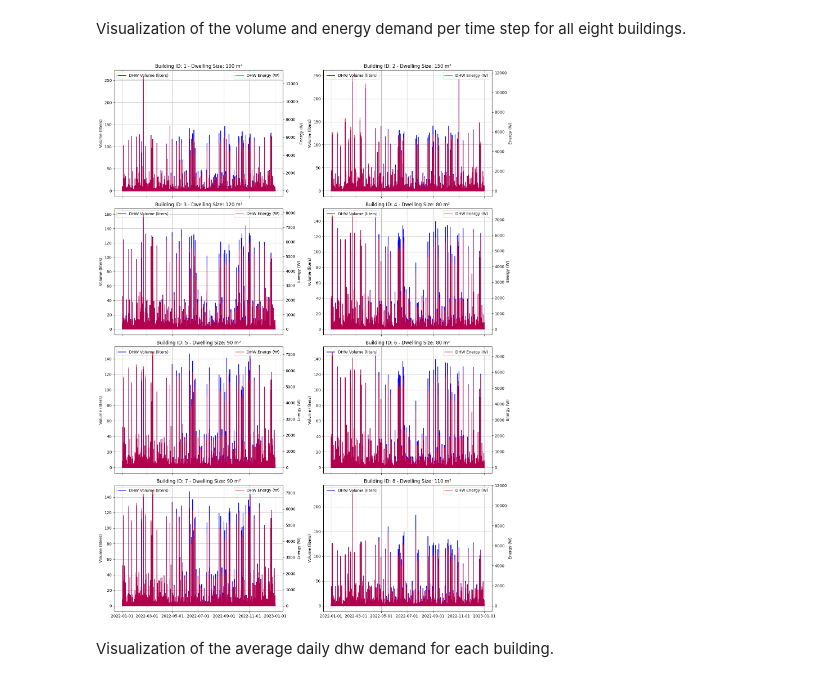
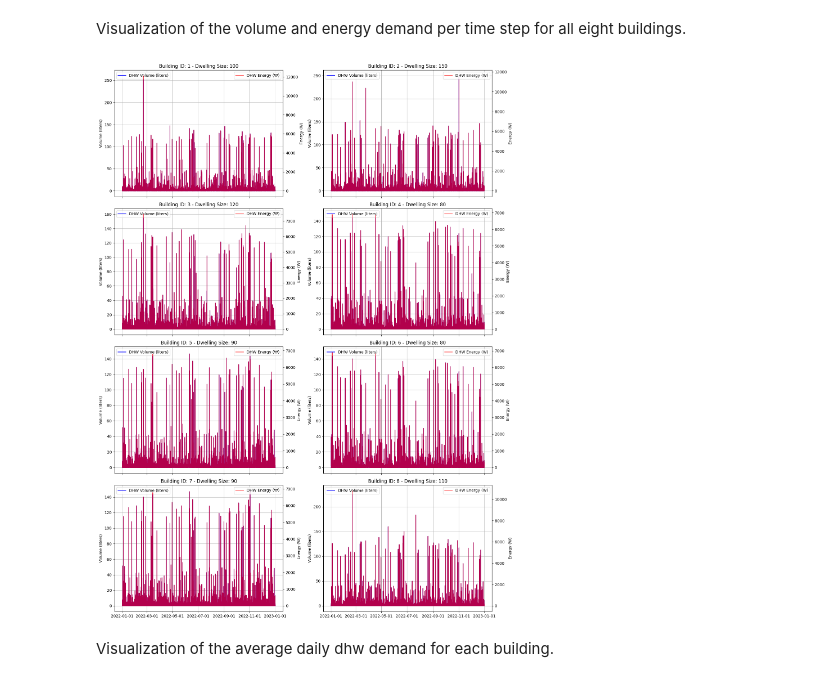
Before and after one commit to tum-ens/EnTiSe, a Jupyter notebook: examples/dhw_jordanvajen/runme.ipynb, the cells around one changed output. Cells and saved outputs as stored; diff of their text form; code cells hidden in the pictures.

Commit message:
Standardize column names and integrate `Objects` and `Types` constants for improved clarity and consistency in DHW Jordan-Vajen examples.

```diff
--- a/examples/dhw_jordanvajen/runme.ipynb
+++ b/examples/dhw_jordanvajen/runme.ipynb
@@ -27,11 +27,11 @@ cwd = '.'  # Current working directory: change if your kernel is not running in
 objects = pd.read_csv(os.path.join(cwd, 'objects.csv'))
 objects['seed'] = 42  # ensure always same result
 data = {}
-data_folder = 'data'
-for file in os.listdir(os.path.join(cwd, data_folder)):
+common_data_folder = '../common_data'
+for file in os.listdir(os.path.join(cwd, common_data_folder)):
     if file.endswith('.csv'):
         name = file.split('.')[0]
-        data[name] = pd.read_csv(os.path.join(os.path.join(cwd, data_folder, file)), parse_dates=True)
+        data[name] = pd.read_csv(os.path.join(os.path.join(cwd, common_data_folder, file)), parse_dates=True)
 print('Loaded data keys:', list(data.keys()))
 # %% [output]
 Loaded data keys: ['weather']
@@ -101,19 +101,19 @@ def plot_dhw_demand(ax, obj_id, df, title):
 # %%
 # Figure setup
 fig, axes = plt.subplots(4, 2, figsize=(15, 20), sharex=True)
 axes = axes.flatten()
 
 # Plot each object
 objects.set_index('id', inplace=True)
 for i, (obj_id, object) in enumerate(objects.iterrows()):
     plot_dhw_demand(axes[i], obj_id, df,
-                    f'Building ID: {obj_id} - Dwelling Size: {object.dwelling_size} m²')
+                    f'Building ID: {obj_id} - Dwelling Size: {object[O.DWELLING_SIZE]}')
 
 plt.gca().xaxis.set_major_locator(mdates.MonthLocator(interval=2))
 plt.tight_layout()
 plt.show()
 # %% [output]
-[figure, old version]
+[figure, new version]
 # %% [markdown]
 Visualization of the average daily dhw demand for each building.
 # %%
```
Also changed, not shown: parts of 3 cells of this notebook, 3 other files.
